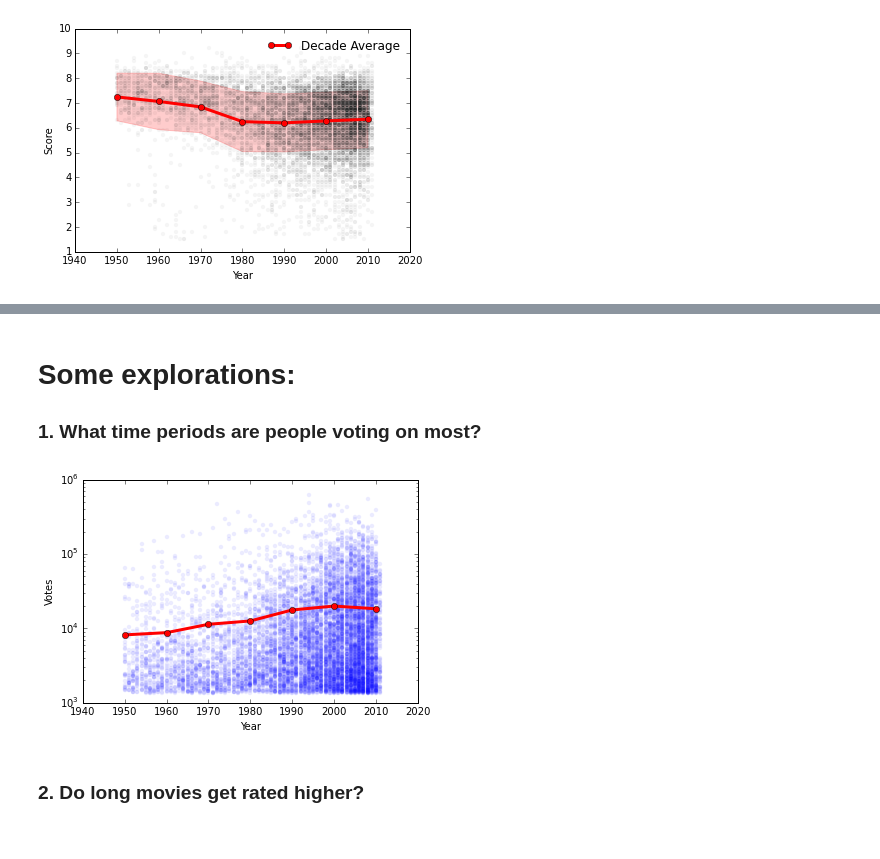
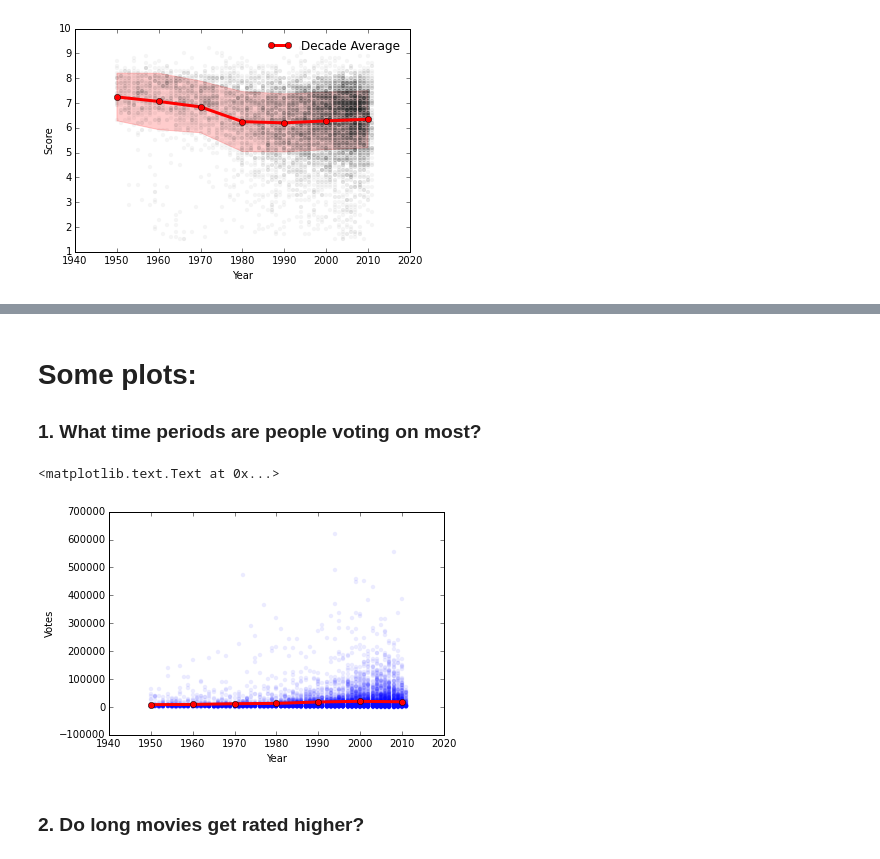
Before and after one commit to williamsnichols/DAT_20_Students, a Jupyter notebook: coreym/Assignment4/Assignment4.1.ipynb, the cells around one changed output, grey strips where cells are left out. Saved outputs shown, nothing was run; the diff lists cells and outputs as text; code cells hidden in the pictures.

```diff
--- a/coreym/Assignment4/Assignment4.1.ipynb
+++ b/coreym/Assignment4/Assignment4.1.ipynb
@@ -165,3 +165,4 @@ data[data.score == data.score.min()][['title', 'year', 'score', 'votes', 'genres
 # %%
 # The highest rated movies
 data[data.score == data.score.max()][['title', 'year', 'score', 'votes', 'genres']]
+data['weighted_score'] = data.score * data.votes
@@ -329,22 +331,23 @@ for year, subset in data.groupby('year'):
 2010 ['Inception']
 2011 ['A Separation']
 # %% [markdown]
-# Some explorations:
+# Some plots:
 ### 1. What time periods are people voting on most?
 # %%
 votes_mean = data.groupby(decade).votes.mean()
 votes_mean.name = 'Votes Mean'
 
 plt.plot(votes_mean.index, votes_mean.values, 'o-',
         color='r', lw=3, label='Decade Votes Average')
 
 plt.scatter(data.year, data.votes, lw=0, alpha=.08, color='b')
 plt.plot
 plt.xlabel("Year")
 plt.ylabel("Votes")
-plt.yscale("log")
+#plt.yscale('log')
 # %% [output]
+<matplotlib.text.Text at 0x...>
-[figure, old version]
+[figure, new version]
 # %% [markdown]
 ### 2. Do long movies get rated higher?
 # %%
```
Also changed, not shown: parts of 8 cells of this notebook, 2 other files.
